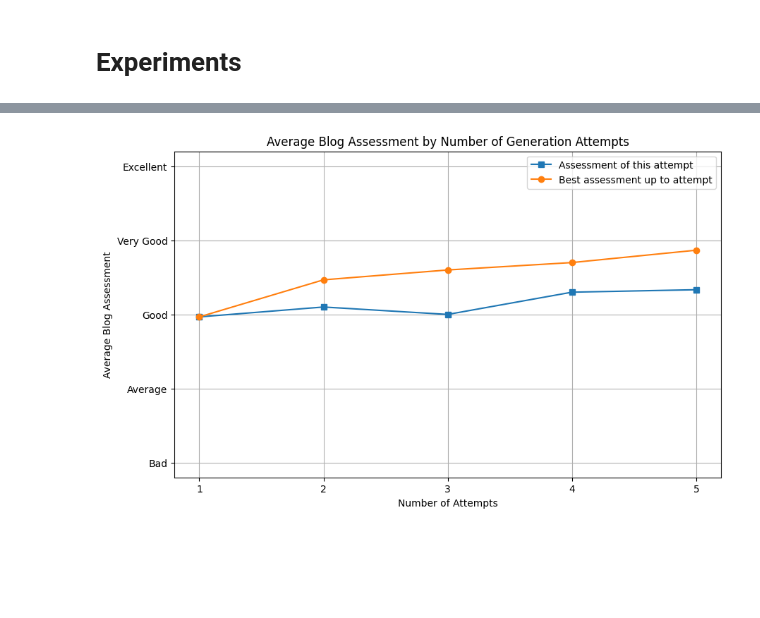
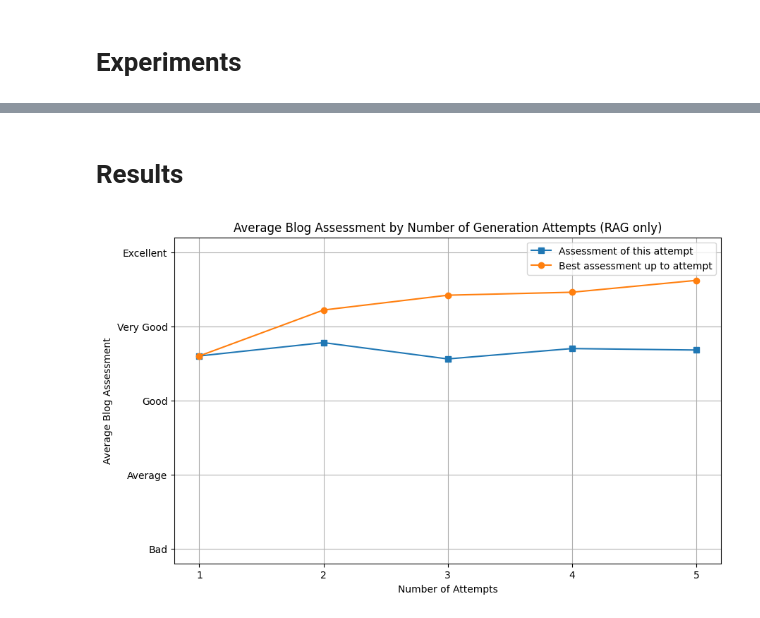
Before and after one commit to daKostych/Bachelor-Project-2025, a Jupyter notebook: llm_blog_generator/experiments/llm_blog_generator.ipynb, the cells around one changed output, grey strips where cells are left out. Saved outputs shown, nothing was run; the diff lists cells and outputs as text; code cells hidden in the pictures; blank space fills up the shorter version.

Commit message:
All finished except experiments section

```diff
--- a/llm_blog_generator/experiments/llm_blog_generator.ipynb
+++ b/llm_blog_generator/experiments/llm_blog_generator.ipynb
@@ -272,0 +225,3 @@ generator = BlogGenerator(max_retries=5, experiment=True)
+# %%
+MAX_ATTEMPTS = 5
+generator = BlogGenerator()
@@ -272,0 +237,18 @@ generator = BlogGenerator(max_retries=5, experiment=True)
+# %%
+generator.max_attempts = MAX_ATTEMPTS
+generator.experiment_mode = True
+generator.use_memory = False
+generator.use_reflexion = False
+# %%
+assessment_history_only_RAG = []
+best_assessment_history_only_RAG = []
+redo_only_RAG = []
+for index, row in blogs.iterrows():
+    assessment, best_assessment = generator.generate_blog(paper_url=row["url_paper"])
+    if assessment and best_assessment:
+        assessment_history_only_RAG.append(assessment)
+        best_assessment_history_only_RAG.append(best_assessment)
+    else:
+        redo_only_RAG.append(index, len(assessment_history_only_RAG))
+        assessment_history_only_RAG.append([-1 for _ in range(MAX_ATTEMPTS)])
+        best_assessment_history_only_RAG.append([-1 for _ in range(MAX_ATTEMPTS)])
@@ -280,3 +315,30 @@ for index, row in Xval.iterrows():
+# %% [markdown]
+# Results
+# %%
+assessment_history_only_RAG = np.array(assessment_history_only_RAG)
+average_assessment_only_RAG = np.mean(assessment_history_only_RAG, axis=0)
+
+best_assessment_history_only_RAG = np.array(best_assessment_history_only_RAG)
+average_best_assessment_only_RAG = np.mean(best_assessment_history_only_RAG, axis=0)
+# %%
+plt.figure(figsize=(10, 6))
+plt.plot(range(1, 6), average_assessment_only_RAG, marker="s", label="Assessment of this attempt")
+plt.plot(range(1, 6), average_best_assessment_only_RAG, marker="o", label="Best assessment up to attempt")
+
+distance_from_edge = 0.2
+plt.ylim(1 - distance_from_edge, 5 + distance_from_edge)
+plt.yticks([1, 2, 3, 4, 5], ["Bad", "Average", "Good", "Very Good", "Excellent"])
+plt.xticks(range(1, 6))
+
+plt.xlabel("Number of Attempts")
+plt.ylabel("Average Blog Assessment")
+plt.title("Average Blog Assessment by Number of Generation Attempts (RAG only)")
+plt.legend()
+plt.grid(True)
+
+plt.show()
+# %% [output]
+[figure, added]
 # %%
 assessment_history = np.array(assessment_history)
 average_assessment = np.mean(assessment_history, axis=0)
@@ -295,10 +357,8 @@ plt.xticks(range(1, 6))
 
 plt.xlabel("Number of Attempts")
 plt.ylabel("Average Blog Assessment")
-plt.title("Average Blog Assessment by Number of Generation Attempts")
+plt.title("Average Blog Assessment by Number of Generation Attempts (Reflexion)")
 plt.legend()
 plt.grid(True)
 
 plt.show()
-# %% [output]
-[figure, removed]
```
Also changed, not shown: parts of 40 cells of this notebook.
